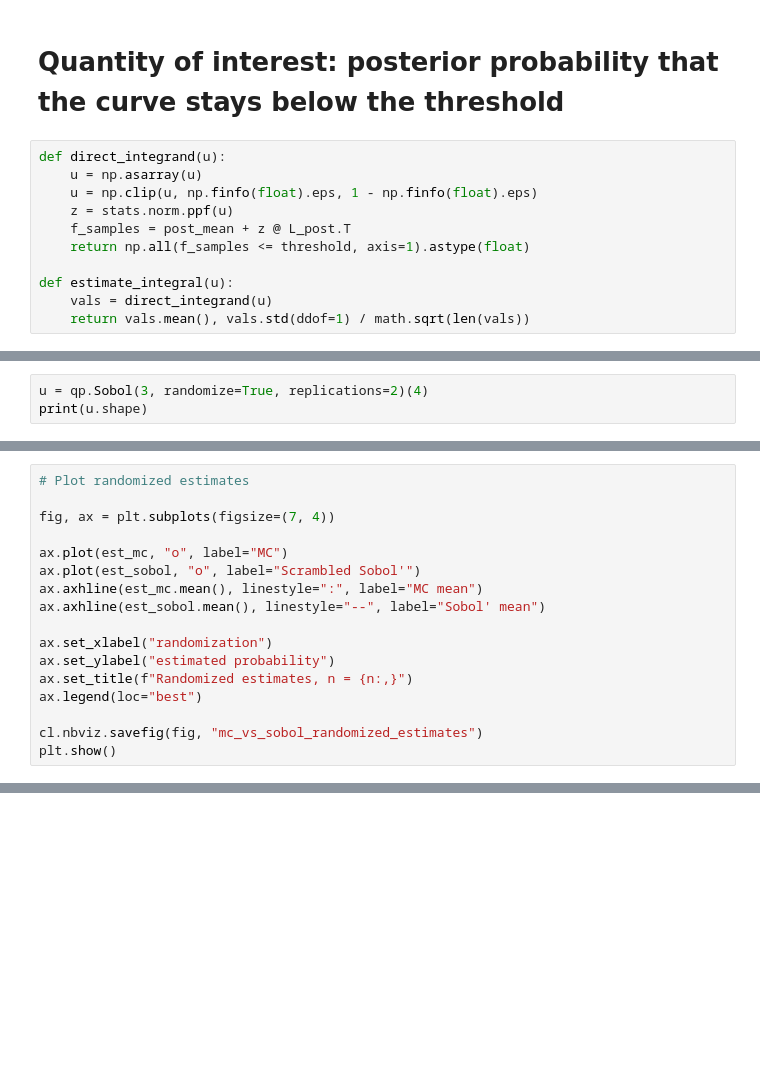
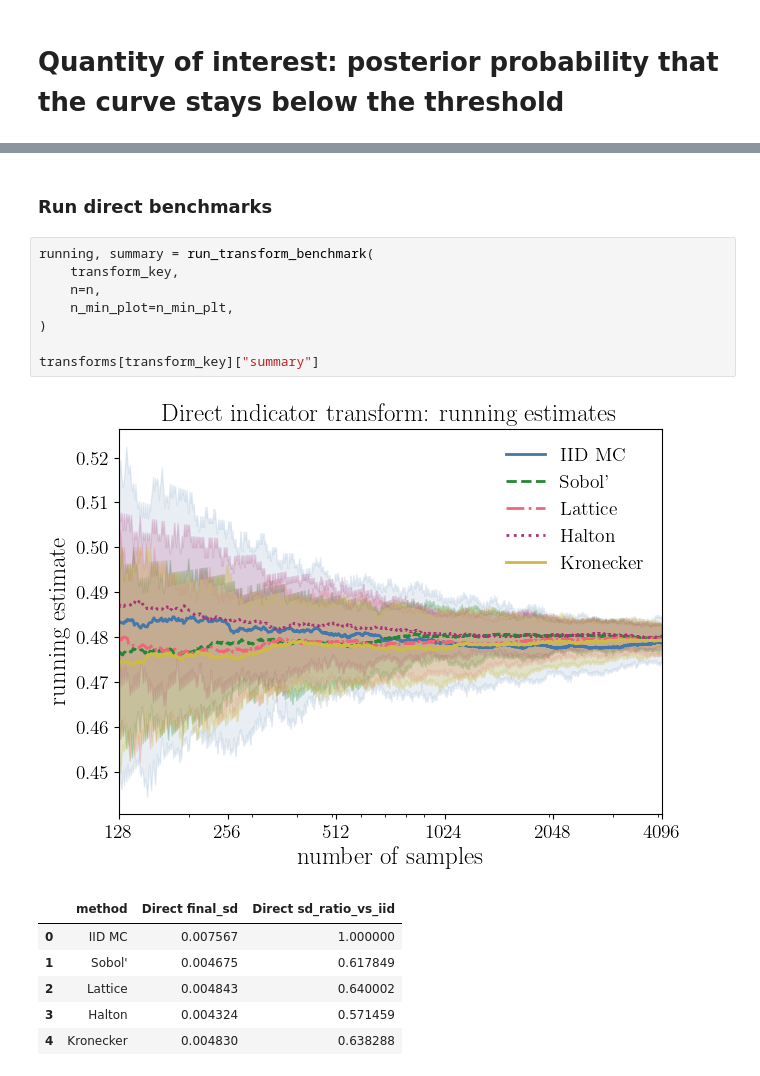
Before and after one commit to fjhickernell/MCQMC26, a Jupyter notebook: notebooks/MCQMC2026_Example.ipynb, the cells around one changed output, grey strips where cells are left out. Drawn from its saved outputs; the diff is of its cells as text; blank space fills up the shorter version.

```diff
--- a/notebooks/MCQMC2026_Example.ipynb
+++ b/notebooks/MCQMC2026_Example.ipynb
@@ -213,13 +212,2 @@ plt.show()
 # %% [markdown]
 # Quantity of interest: posterior probability that the curve stays below the threshold
-# %%
-def direct_integrand(u):
-    u = np.asarray(u)
-    u = np.clip(u, np.finfo(float).eps, 1 - np.finfo(float).eps)
-    z = stats.norm.ppf(u)
-    f_samples = post_mean + z @ L_post.T
-    return np.all(f_samples <= threshold, axis=1).astype(float)
-
-def estimate_integral(u):
-    vals = direct_integrand(u)
-    return vals.mean(), vals.std(ddof=1) / math.sqrt(len(vals))
@@ -250,3 +311,0 @@ Sobol' estimate = 0.52734 +/- 0.00314
-# %%
-u = qp.Sobol(3, randomize=True, replications=2)(4)
-print(u.shape)
@@ -389,17 +358,0 @@ summary
-# %%
-# Plot randomized estimates
-
-fig, ax = plt.subplots(figsize=(7, 4))
-
-ax.plot(est_mc, "o", label="MC")
-ax.plot(est_sobol, "o", label="Scrambled Sobol'")
-ax.axhline(est_mc.mean(), linestyle=":", label="MC mean")
-ax.axhline(est_sobol.mean(), linestyle="--", label="Sobol' mean")
-
-ax.set_xlabel("randomization")
-ax.set_ylabel("estimated probability")
-ax.set_title(f"Randomized estimates, n = {n:,}")
-ax.legend(loc="best")
-
-cl.nbviz.savefig(fig, "mc_vs_sobol_randomized_estimates")
-plt.show()
@@ -408,0 +504,18 @@ TypeError: savefig() takes 1 positional argument but 2 were given
+# %% [markdown]
+### Run direct benchmarks
+# %%
+running, summary = run_transform_benchmark(
+    transform_key,
+    n=n,
+    n_min_plot=n_min_plt,
+)
+
+transforms[transform_key]["summary"]
+# %% [output]
+[figure, added]
+|  | method | Direct final_sd | Direct sd_ratio_vs_iid |
+| 0 | IID MC | 0.007567 | 1.000000 |
+| 1 | Sobol' | 0.004675 | 0.617849 |
+| 2 | Lattice | 0.004843 | 0.640002 |
+| 3 | Halton | 0.004324 | 0.571459 |
+| 4 | Kronecker | 0.004830 | 0.638288 |
```
Also changed, not shown: parts of 32 cells of this notebook.
